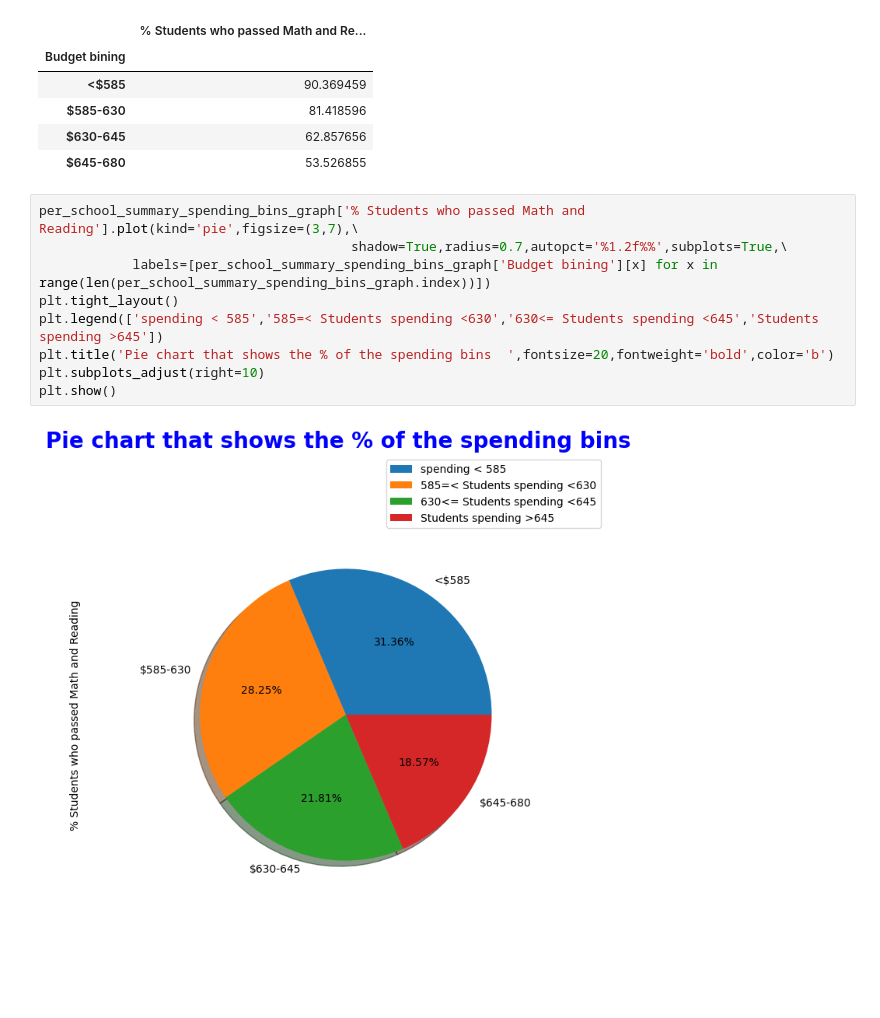
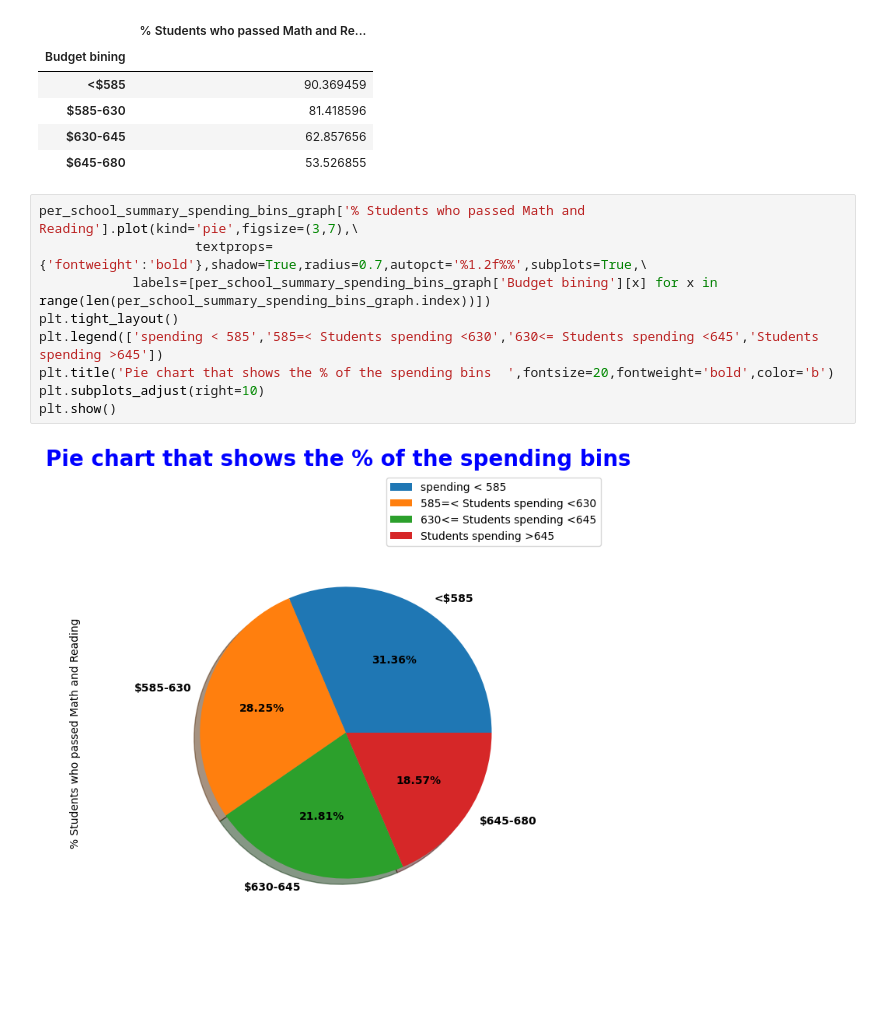
Before and after one commit to makramkb/Module4Challenge, a Jupyter notebook: PyCitySchools/pycityschools.ipynb, the cells around one changed output. Drawn from its saved outputs; the diff is of its cells as text.

```diff
--- a/PyCitySchools/pycityschools.ipynb
+++ b/PyCitySchools/pycityschools.ipynb
@@ -497,12 +497,12 @@ per_school_summary_spending_bins_graph.set_index('Budget bining')
 | $645-680 | 53.526855 |
 # %%
 per_school_summary_spending_bins_graph['% Students who passed Math and Reading'].plot(kind='pie',figsize=(3,7),\
-                                        shadow=True,radius=0.7,autopct='%1.2f%%',subplots=True,\
+                    textprops={'fontweight':'bold'},shadow=True,radius=0.7,autopct='%1.2f%%',subplots=True,\
             labels=[per_school_summary_spending_bins_graph['Budget bining'][x] for x in range(len(per_school_summary_spending_bins_graph.index))])
 plt.tight_layout()
 plt.legend(['spending < 585','585=< Students spending <630','630<= Students spending <645','Students spending >645'])
 plt.title('Pie chart that shows the % of the spending bins  ',fontsize=20,fontweight='bold',color='b')
 plt.subplots_adjust(right=10)
 plt.show()
 # %% [output]
-[figure, old version]
+[figure, new version]
```
